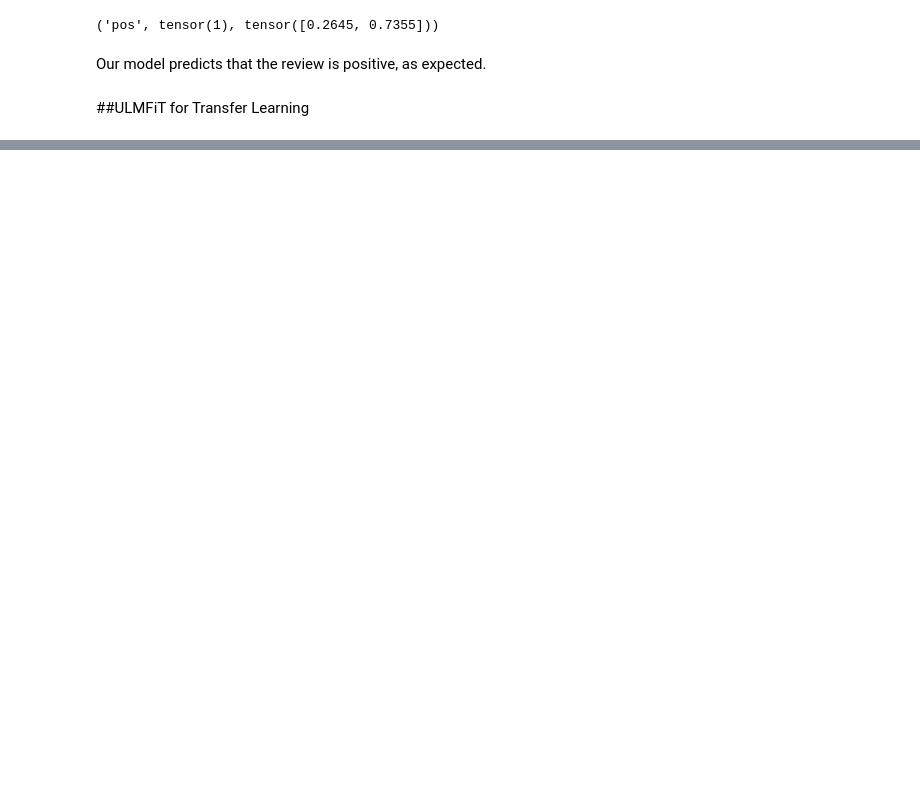
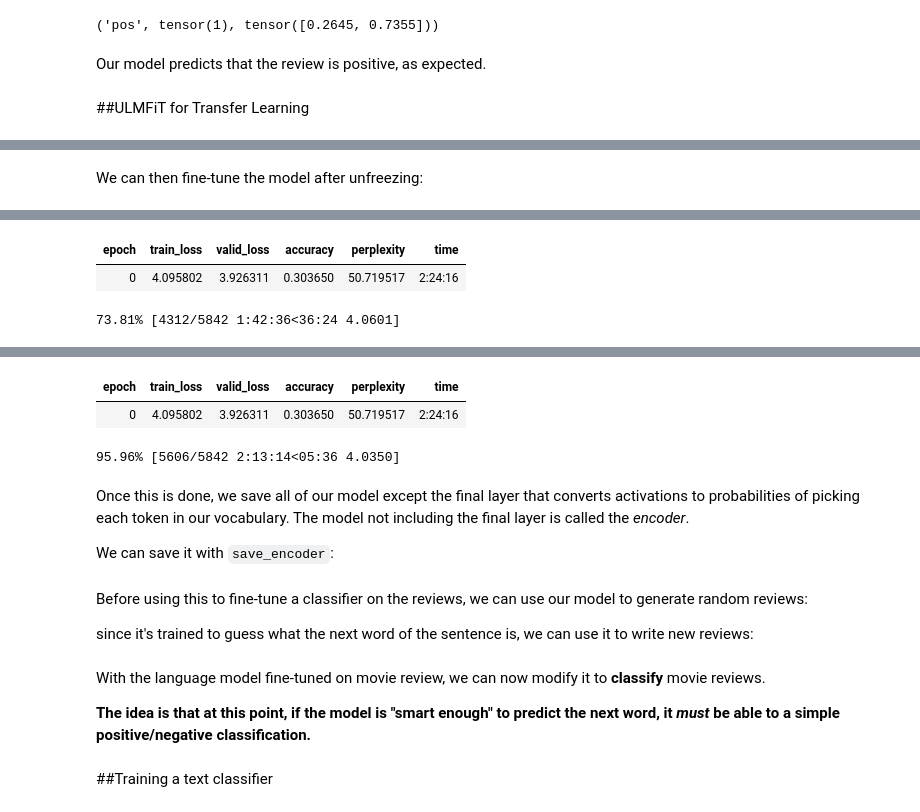
Before and after one commit to rahiakela/applied-nlp-in-enterprise, a Jupyter notebook: 02-transformers-and-transfer-learning/01_transfer_learning_with_fastai.ipynb, the cells around one changed output, grey strips where cells are left out. Saved outputs shown, nothing was run; the diff lists cells and outputs as text; code cells hidden in the pictures; blank space fills up the shorter version.

```diff
--- a/02-transformers-and-transfer-learning/01_transfer_learning_with_fastai.ipynb
+++ b/02-transformers-and-transfer-learning/01_transfer_learning_with_fastai.ipynb
@@ -127,0 +180,6 @@ Since we already have the pretrained Wikipedia language model, we can start with
+# %% [markdown]
+We can then fine-tune the model after unfreezing:
+# %%
+learn.unfreeze()
+learn.fit_one_cycle(10, 1e-3)
+# %% [output]
@@ -127,0 +187,3 @@ Since we already have the pretrained Wikipedia language model, we can start with
+| epoch | train_loss | valid_loss | accuracy | perplexity | time |
+| 0 | 4.095802 | 3.926311 | 0.303650 | 50.719517 | 2:24:16 |
+73.81% [4312/5842 1:42:36<36:24 4.0601]
@@ -127,0 +191,7 @@ Since we already have the pretrained Wikipedia language model, we can start with
+| epoch | train_loss | valid_loss | accuracy | perplexity | time |
+| 0 | 4.095802 | 3.926311 | 0.303650 | 50.719517 | 2:24:16 |
+95.96% [5606/5842 2:13:14<05:36 4.0350]
+# %% [markdown]
+Once this is done, we save all of our model except the final layer that converts activations to probabilities of picking each token in our vocabulary. The model not including the final layer is called the *encoder*.
+
+We can save it with `save_encoder`:
@@ -127,0 +200,10 @@ Since we already have the pretrained Wikipedia language model, we can start with
+# %% [markdown]
+Before using this to fine-tune a classifier on the reviews, we can use our model to generate random reviews:
+
+since it's trained to guess what the next word of the sentence is, we can use it to write new reviews:
+# %% [markdown]
+With the language model fine-tuned on movie review, we can now modify it to **classify** movie reviews.
+
+**The idea is that at this point, if the model is "smart enough" to predict the next word, it *must* be able to a simple positive/negative classification.**
+# %% [markdown]
+##Training a text classifier
```
Also changed, not shown: parts of 15 cells of this notebook.
